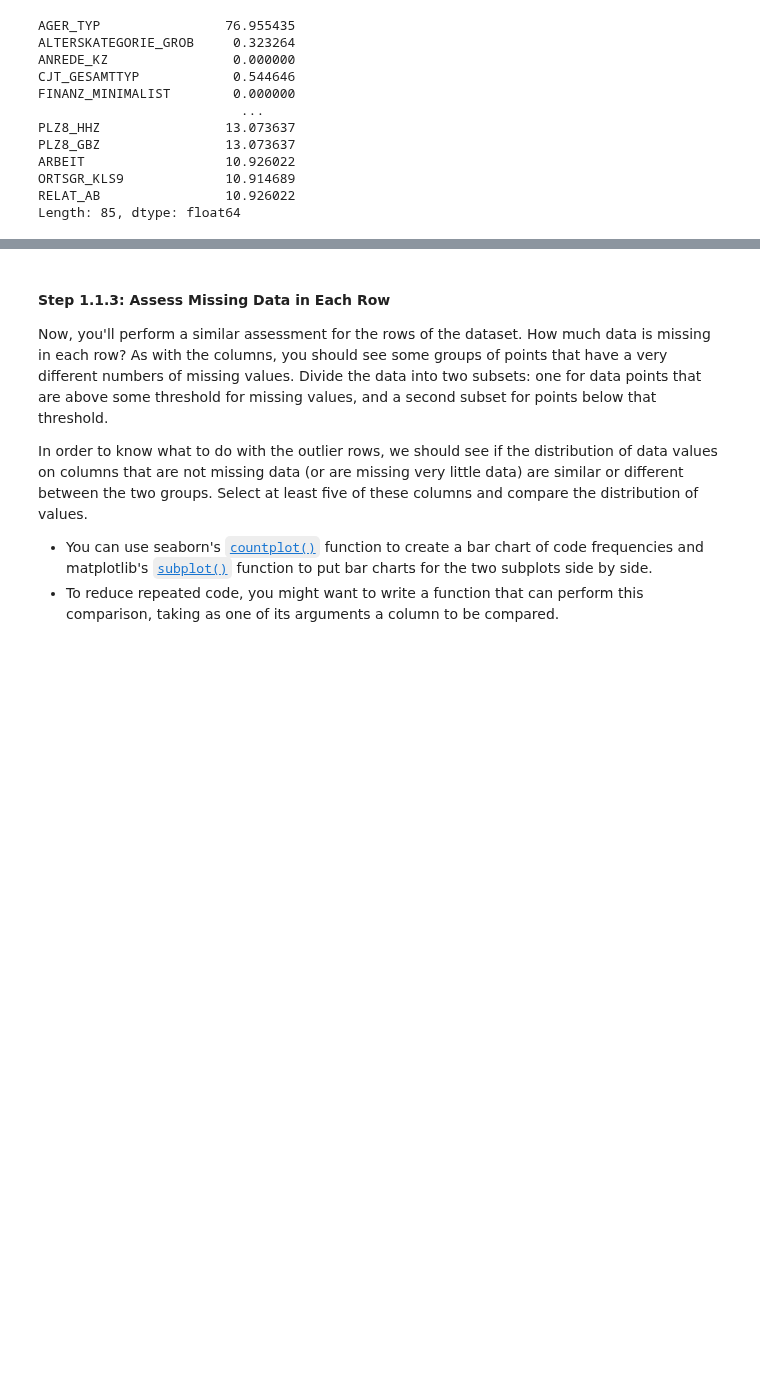
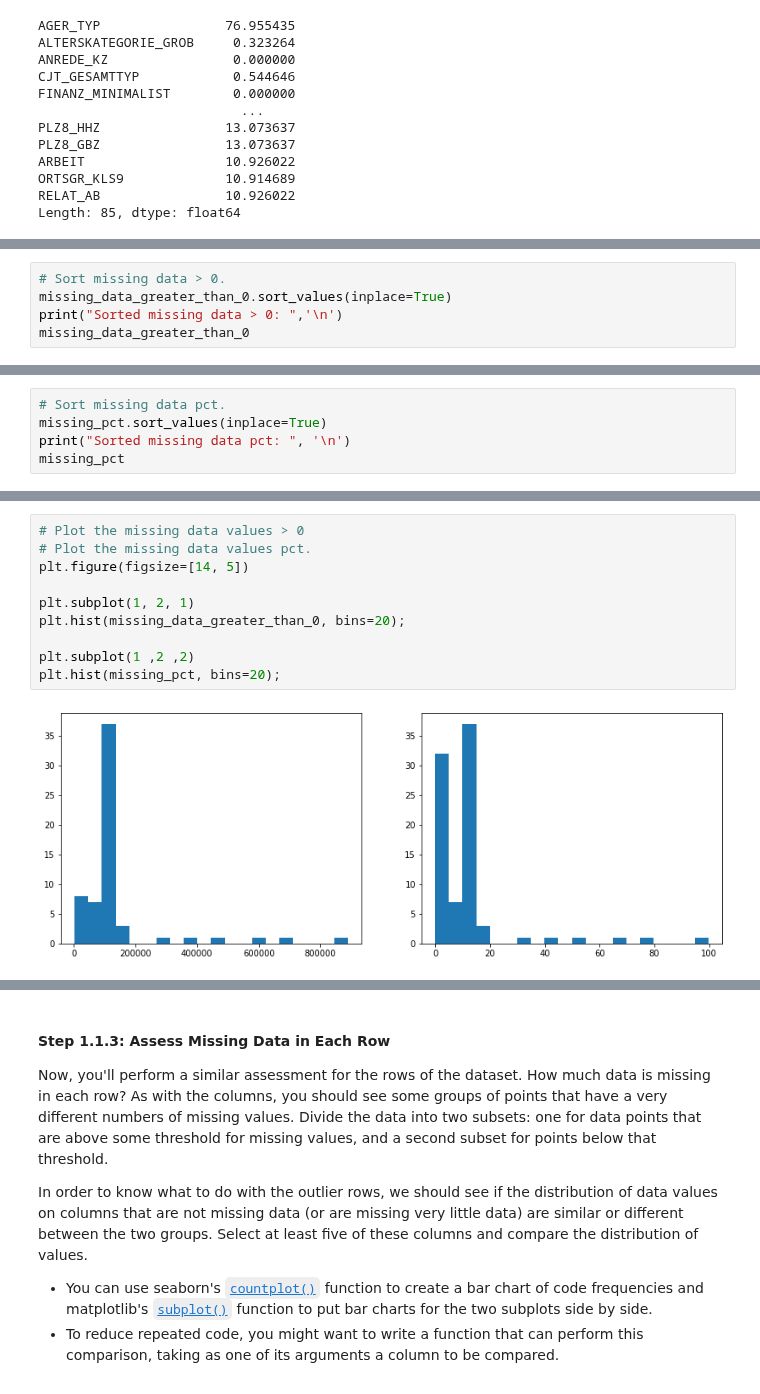
Before and after one commit to paulgureghian/Python_Notebooks, a Jupyter notebook: Create_Cust_Segments/Identify_Cust_Segments/identify_cust_segments.ipynb, the cells around one changed output, grey strips where cells are left out. Drawn from its saved outputs; the diff is of its cells as text; blank space fills up the shorter version.

```diff
--- a/Create_Cust_Segments/Identify_Cust_Segments/identify_cust_segments.ipynb
+++ b/Create_Cust_Segments/Identify_Cust_Segments/identify_cust_segments.ipynb
@@ -266,0 +257,5 @@ Length: 85, dtype: float64
+# %%
+# Sort missing data > 0.
+missing_data_greater_than_0.sort_values(inplace=True)
+print("Sorted missing data > 0: ",'\n')
+missing_data_greater_than_0
@@ -266,0 +276,5 @@ Length: 85, dtype: float64
+# %%
+# Sort missing data pct.
+missing_pct.sort_values(inplace=True)
+print("Sorted missing data pct: ", '\n')
+missing_pct
@@ -266,0 +295,12 @@ Length: 85, dtype: float64
+# %%
+# Plot the missing data values > 0
+# Plot the missing data values pct.
+plt.figure(figsize=[14, 5])
+
+plt.subplot(1, 2, 1)
+plt.hist(missing_data_greater_than_0, bins=20);
+
+plt.subplot(1 ,2 ,2)
+plt.hist(missing_pct, bins=20);
+# %% [output]
+[figure, added]
```
Also changed, not shown: parts of 9 cells of this notebook.
